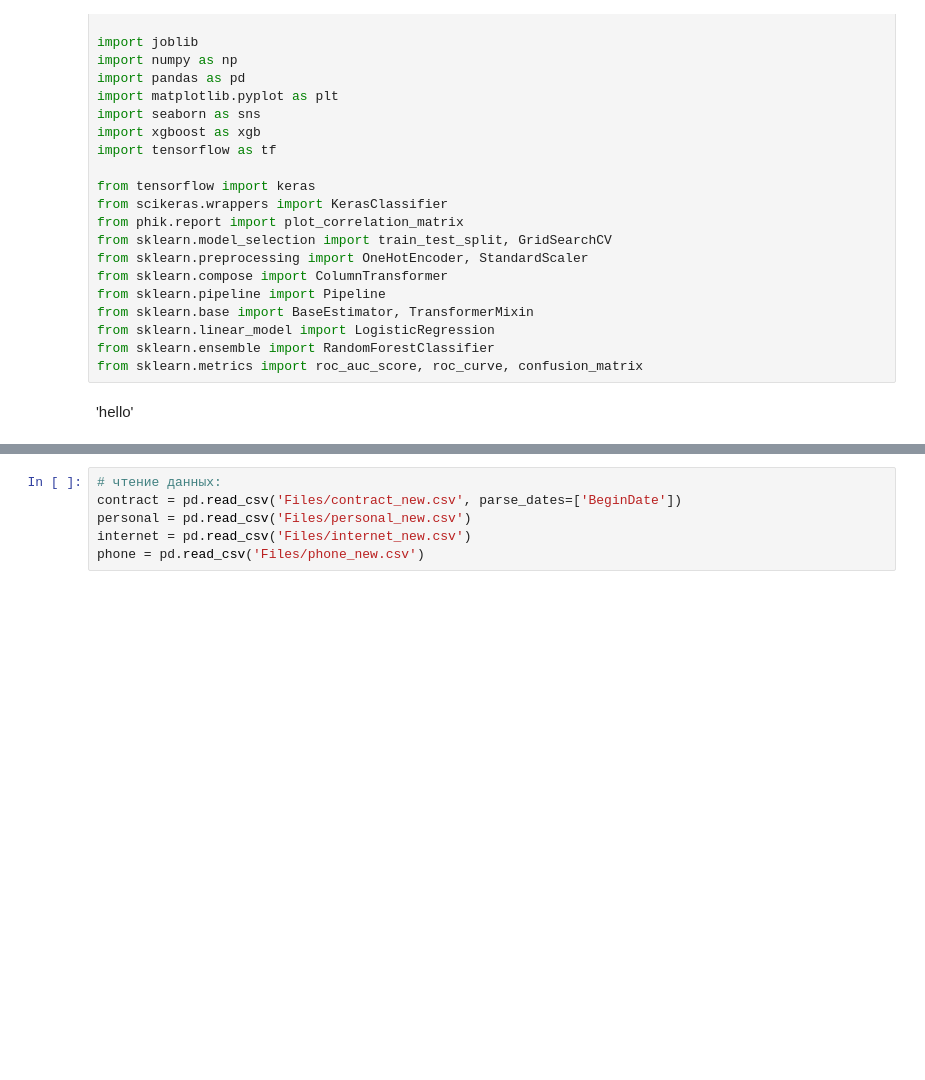
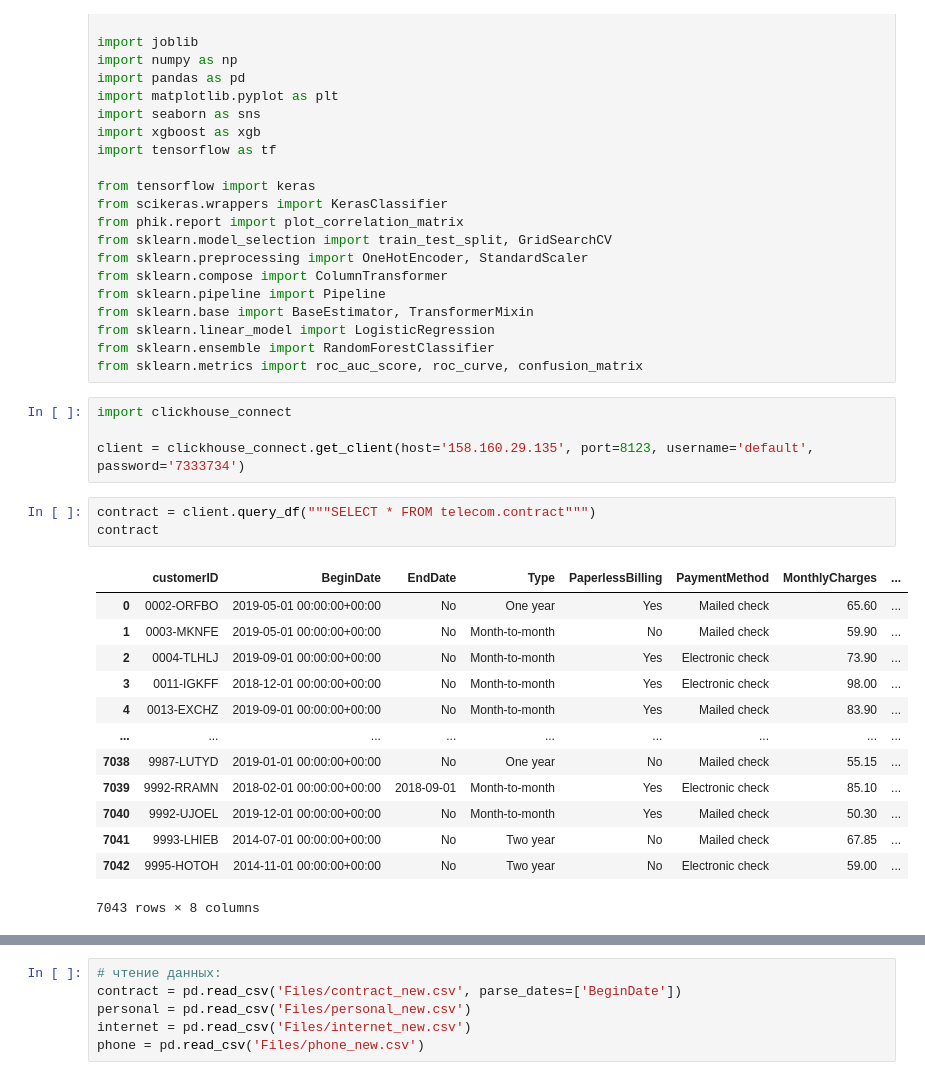
Before and after one commit to elenasobolevamsc/Churn_Prediction, a Jupyter notebook: Final_Project.ipynb, the cells around one changed output, grey strips where cells are left out. Saved outputs shown, nothing was run; the diff lists cells and outputs as text; blank space fills up the shorter version.

```diff
--- a/Final_Project.ipynb
+++ b/Final_Project.ipynb
@@ -24,5 +24,24 @@ from sklearn.base import BaseEstimator, TransformerMixin
 from sklearn.linear_model import LogisticRegression
 from sklearn.ensemble import RandomForestClassifier
 from sklearn.metrics import roc_auc_score, roc_curve, confusion_matrix
-# %% [markdown]
-'hello'
+# %%
+import clickhouse_connect
+
+client = clickhouse_connect.get_client(host='158.160.29.135', port=8123, username='default', password='7333734')
+# %%
+contract = client.query_df("""SELECT * FROM telecom.contract""")
+contract
+# %% [output]
+|  | customerID | BeginDate | EndDate | Type | PaperlessBilling | PaymentMethod | MonthlyCharges | ... |
+| 0 | 0002-ORFBO | 2019-05-01 00:00:00+00:00 | No | One year | Yes | Mailed check | 65.60 | ... |
+| 1 | 0003-MKNFE | 2019-05-01 00:00:00+00:00 | No | Month-to-month | No | Mailed check | 59.90 | ... |
+| 2 | 0004-TLHLJ | 2019-09-01 00:00:00+00:00 | No | Month-to-month | Yes | Electronic check | 73.90 | ... |
+| 3 | 0011-IGKFF | 2018-12-01 00:00:00+00:00 | No | Month-to-month | Yes | Electronic check | 98.00 | ... |
+| 4 | 0013-EXCHZ | 2019-09-01 00:00:00+00:00 | No | Month-to-month | Yes | Mailed check | 83.90 | ... |
+| ... | ... | ... | ... | ... | ... | ... | ... | ... |
+| 7038 | 9987-LUTYD | 2019-01-01 00:00:00+00:00 | No | One year | No | Mailed check | 55.15 | ... |
+| 7039 | 9992-RRAMN | 2018-02-01 00:00:00+00:00 | 2018-09-01 | Month-to-month | Yes | Electronic check | 85.10 | ... |
+| 7040 | 9992-UJOEL | 2019-12-01 00:00:00+00:00 | No | Month-to-month | Yes | Mailed check | 50.30 | ... |
+| 7041 | 9993-LHIEB | 2014-07-01 00:00:00+00:00 | No | Two year | No | Mailed check | 67.85 | ... |
+| 7042 | 9995-HOTOH | 2014-11-01 00:00:00+00:00 | No | Two year | No | Electronic check | 59.00 | ... |
+7043 rows × 8 columns
```
Also changed, not shown: parts of 6 cells of this notebook, 9 other files.
